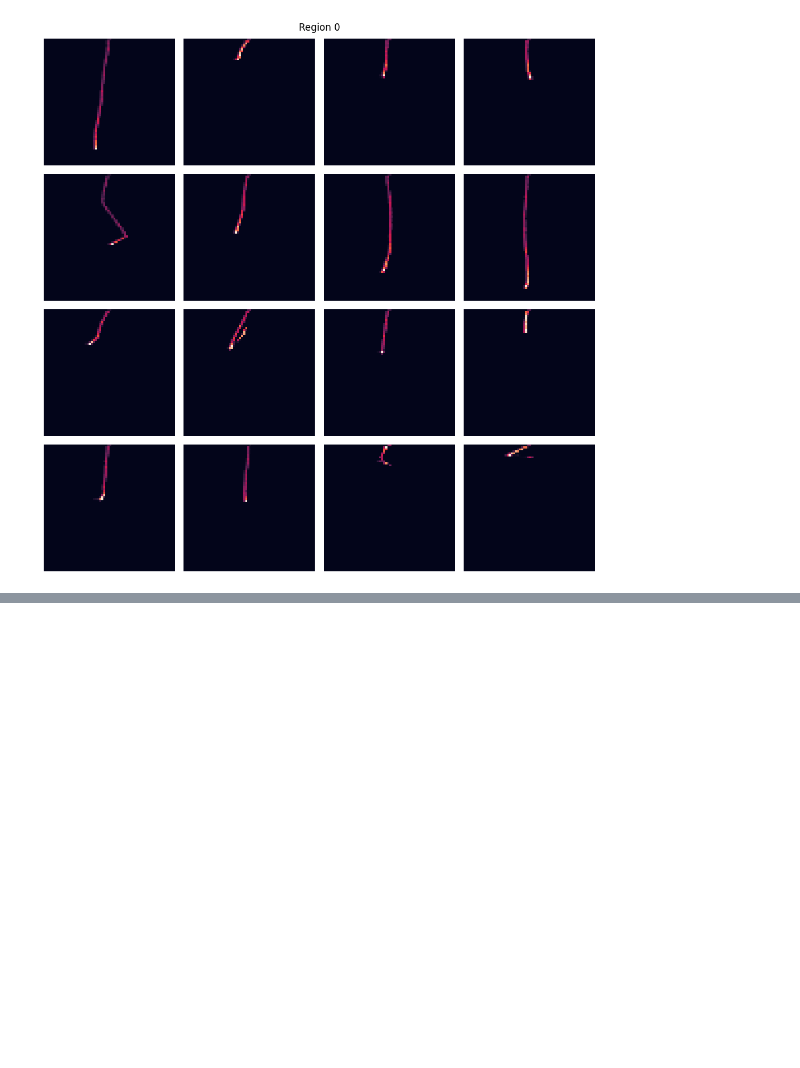
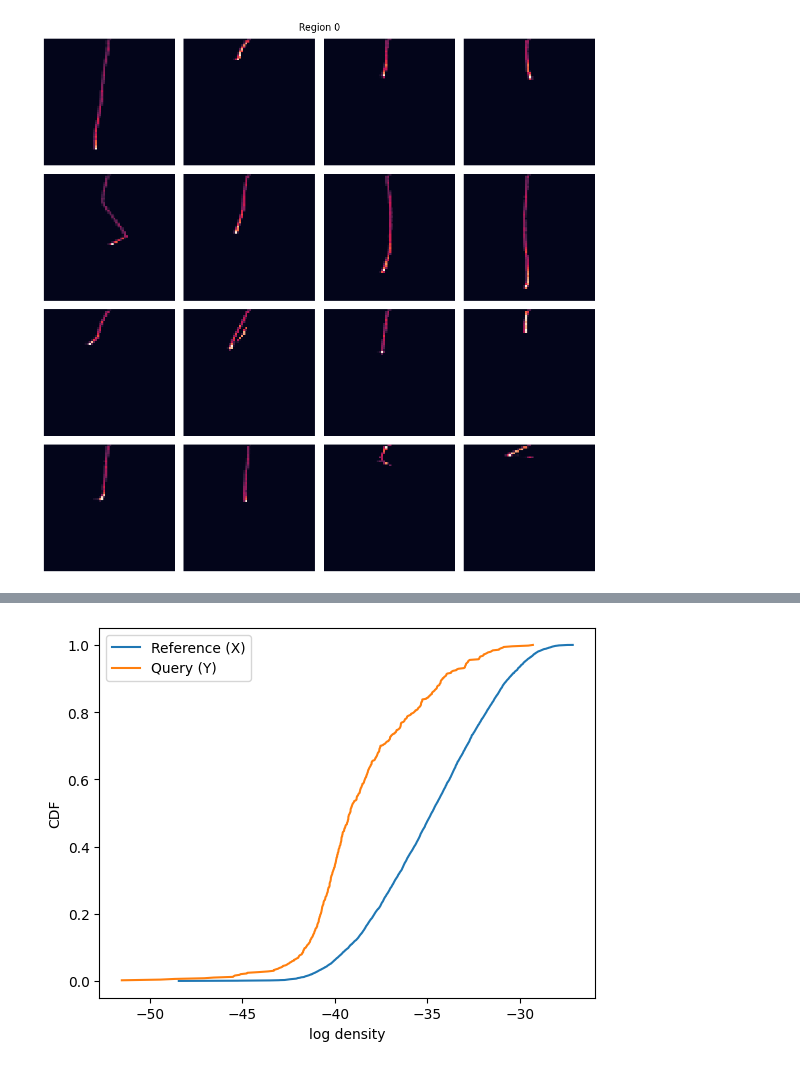
Before and after one commit to mohummudh/proton-deuteron, a Jupyter notebook: kaons/protons-kaons.ipynb, the cells around one changed output, grey strips where cells are left out. Saved outputs shown, nothing was run; the diff lists cells and outputs as text; code cells hidden in the pictures; blank space fills up the shorter version.

```diff
--- a/kaons/protons-kaons.ipynb
+++ b/kaons/protons-kaons.ipynb
@@ -1012,0 +1058,17 @@ plt.show()
+# %%
+def empirical_cdf(values):
+    v = np.sort(values)
+    cdf = np.arange(1, len(v) + 1) / len(v)
+    return v, cdf
+
+x_vals, x_cdf = empirical_cdf(log_pX)
+y_vals, y_cdf = empirical_cdf(log_pY)
+
+plt.plot(x_vals, x_cdf, label="Reference (X)")
+plt.plot(y_vals, y_cdf, label="Query (Y)")
+plt.xlabel("log density")
+plt.ylabel("CDF")
+plt.legend()
+plt.show()
+# %% [output]
+[figure, added]
```
Also changed, not shown: parts of 9 cells of this notebook.
